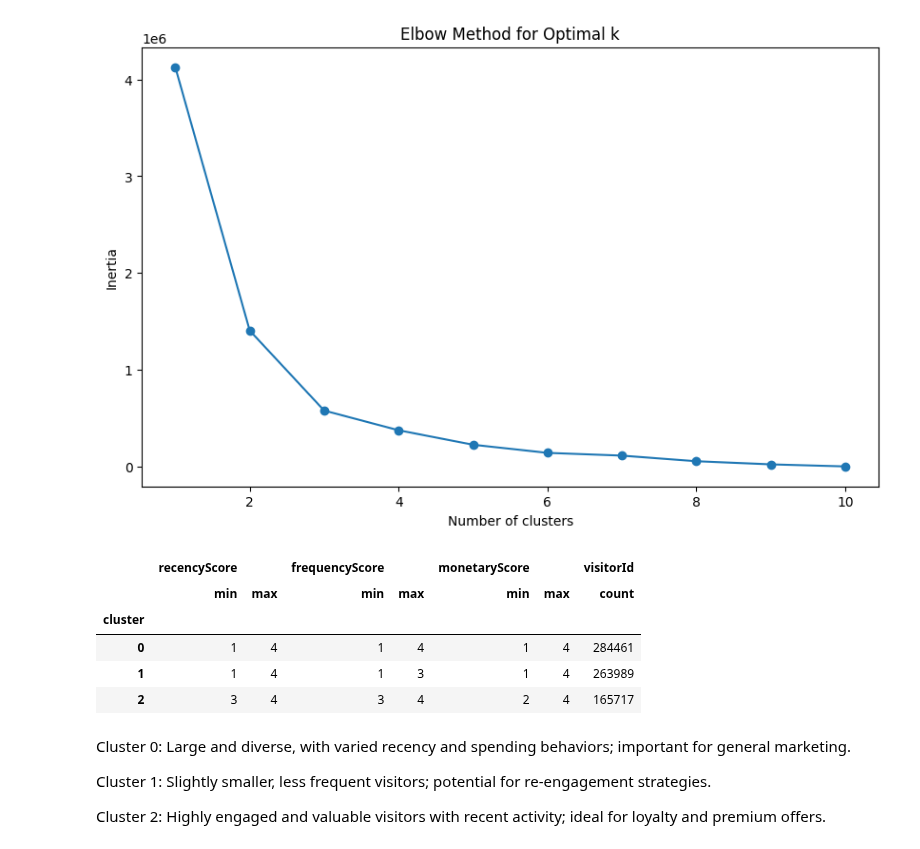
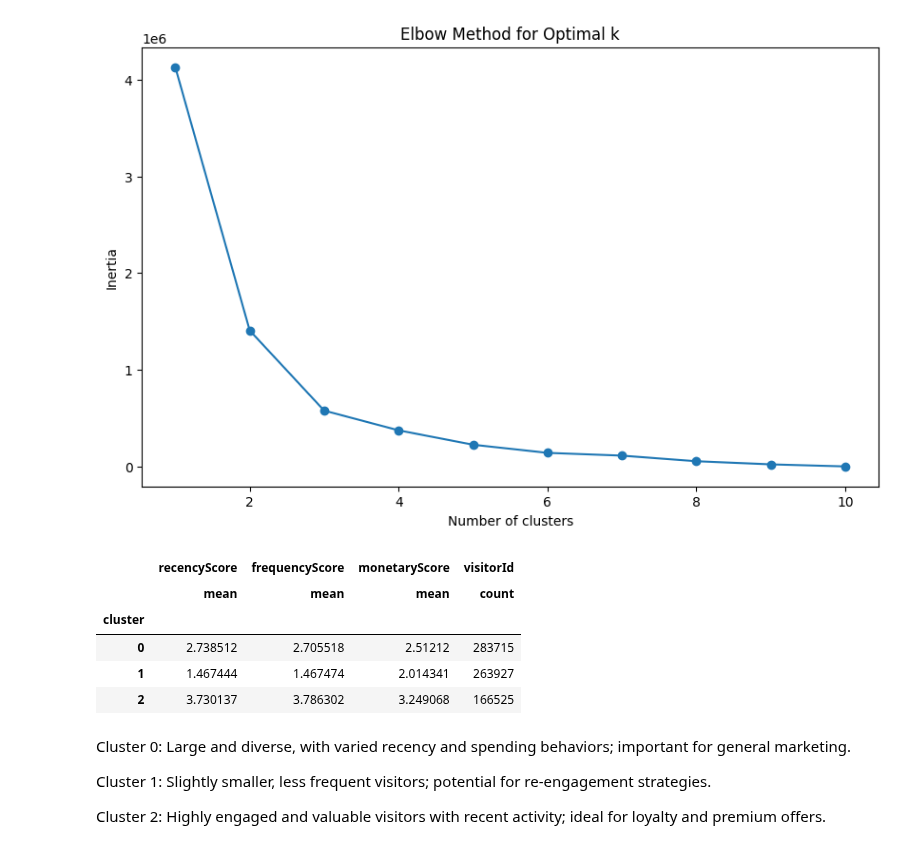
Before and after one commit to woobrandon/DSA3101-Potato-Wedges, a Jupyter notebook: SubgroupA/GoogleAnalyticsAnalysis.ipynb, the cells around one changed output. Drawn from its saved outputs; the diff is of its cells as text; code cells hidden in the pictures.

```diff
--- a/SubgroupA/GoogleAnalyticsAnalysis.ipynb
+++ b/SubgroupA/GoogleAnalyticsAnalysis.ipynb
@@ -16,8 +16,8 @@ pd.set_option("display.max_columns", None)
 pd.set_option('display.width', 10000)
 
 # Change the project name here to your project name in your account
-# client = bigquery.Client(project="dsa3101-435110")  # Brandon
-client = bigquery.Client(project="dsa3101-434713")  # Swislar
+client = bigquery.Client(project="dsa3101-435110")  # Brandon
+# client = bigquery.Client(project="dsa3101-434713")  # Swislar
 # client = bigquery.Client(project="sturdy-cable-435110-g9") # Yan Rong
 # %%
 
@@ -810,20 +719,20 @@ result_df['cluster'] = kmeans.fit_predict(result_df["totalScore"].to_frame())
 # %%
 # Summary of clusters
 cluster_summary = result_df.groupby('cluster').agg({
-    'recencyScore': ['min', 'max'],
-    'frequencyScore': ['min', 'max'],
-    'monetaryScore': ['min', 'max'],
+    'recencyScore': ['mean'],
+    'frequencyScore': ['mean'],
+    'monetaryScore': ['mean'],
     'visitorId': 'count'
 })
 
 cluster_summary
 # %% [output]
-|  | recencyScore |  | frequencyScore |  | monetaryScore |  | visitorId |
-|  | min | max | min | max | min | max | count |
-| cluster |  |  |  |  |  |  |  |
-| 0 | 1 | 4 | 1 | 4 | 1 | 4 | 284461 |
-| 1 | 1 | 4 | 1 | 3 | 1 | 4 | 263989 |
-| 2 | 3 | 4 | 3 | 4 | 2 | 4 | 165717 |
+|  | recencyScore | frequencyScore | monetaryScore | visitorId |
+|  | mean | mean | mean | count |
+| cluster |  |  |  |  |
+| 0 | 2.738512 | 2.705518 | 2.51212 | 283715 |
+| 1 | 1.467444 | 1.467474 | 2.014341 | 263927 |
+| 2 | 3.730137 | 3.786302 | 3.249068 | 166525 |
 # %% [markdown]
 Cluster 0: Large and diverse, with varied recency and spending behaviors; important for general marketing.
 
```
Also changed, not shown: parts of 5 cells of this notebook.
